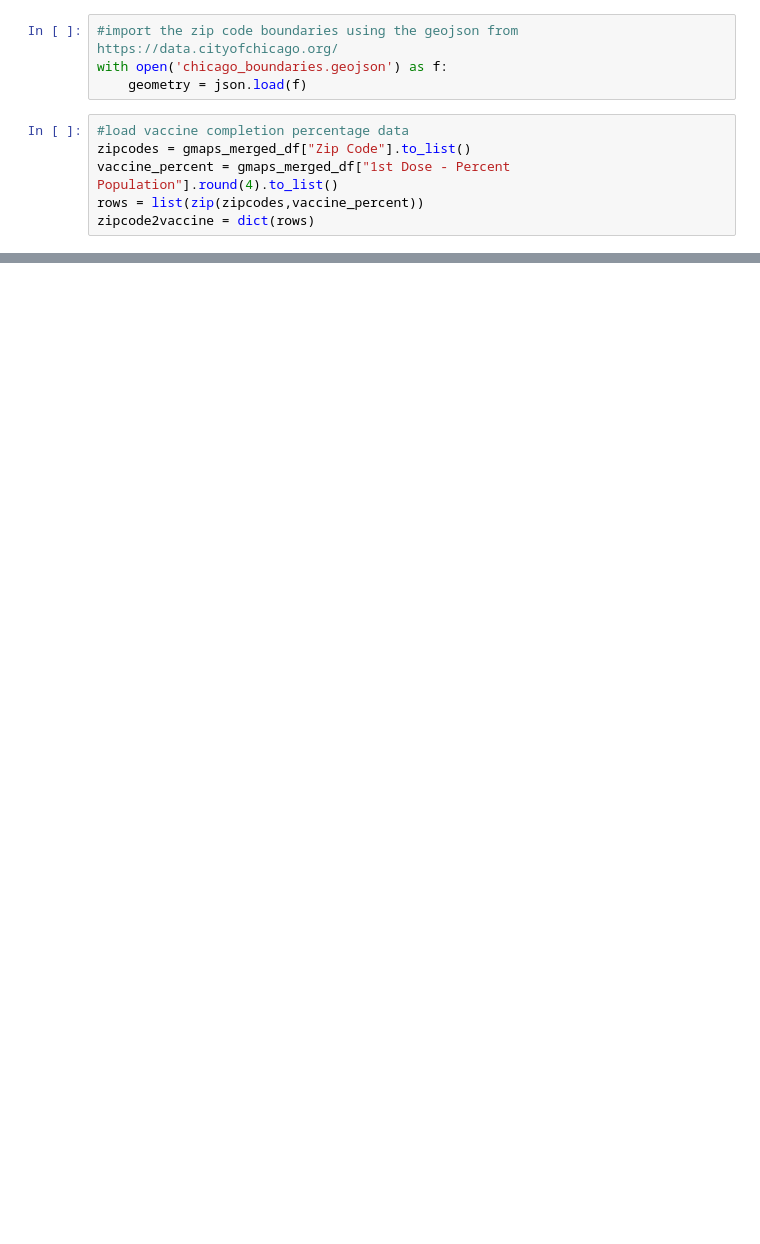
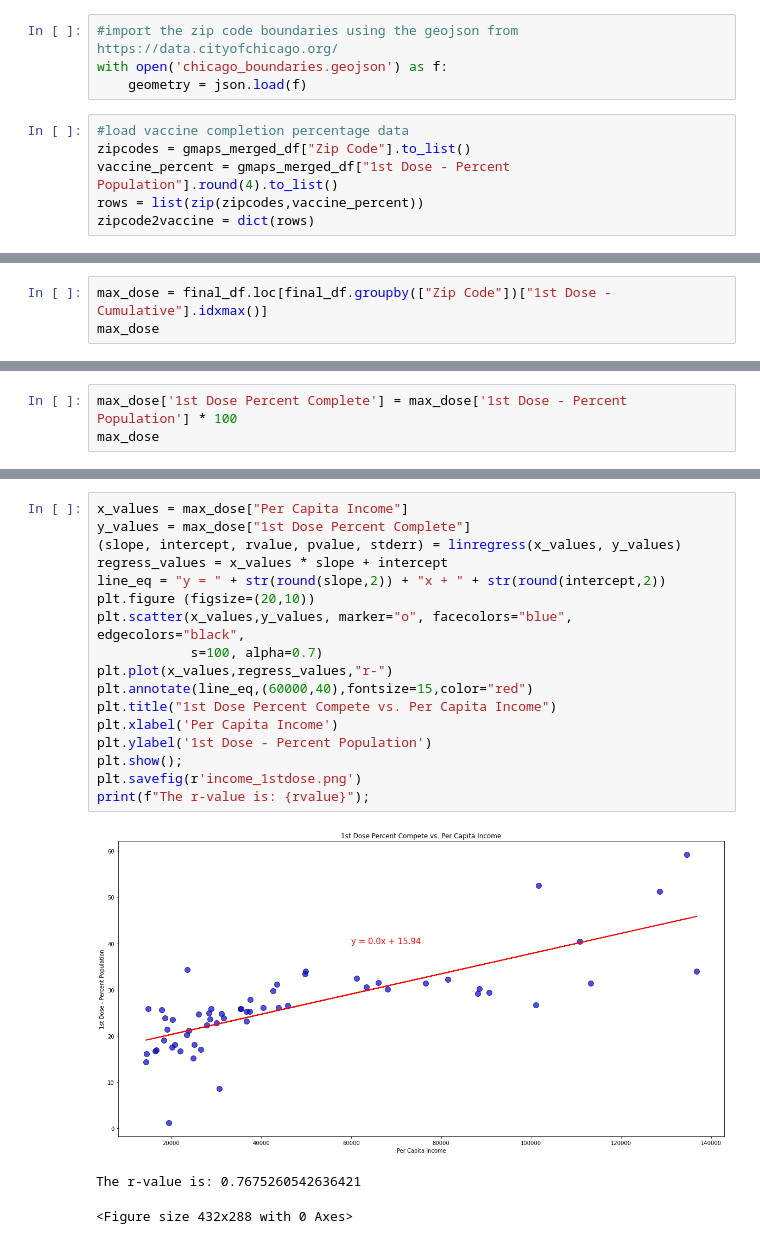
Before and after one commit to abarba1914/project-one, a Jupyter notebook: MASTERDF.ipynb, the cells around one changed output, grey strips where cells are left out. Cells and saved outputs as stored; diff of their text form; blank space fills up the shorter version.

```diff
--- a/MASTERDF.ipynb
+++ b/MASTERDF.ipynb
@@ -338,3 +347,6 @@ fig2.add_layer(income_layer)
 fig2
 # %% [output]
 [interactive output not drawn]
+# %%
+max_dose = final_df.loc[final_df.groupby(["Zip Code"])["1st Dose - Cumulative"].idxmax()]
+max_dose
@@ -340,0 +371,3 @@ fig2
+# %%
+max_dose['1st Dose Percent Complete'] = max_dose['1st Dose - Percent Population'] * 100
+max_dose
@@ -340,0 +392,21 @@ fig2
+# %%
+x_values = max_dose["Per Capita Income"]
+y_values = max_dose["1st Dose Percent Complete"]
+(slope, intercept, rvalue, pvalue, stderr) = linregress(x_values, y_values)
+regress_values = x_values * slope + intercept
+line_eq = "y = " + str(round(slope,2)) + "x + " + str(round(intercept,2))
+plt.figure (figsize=(20,10))
+plt.scatter(x_values,y_values, marker="o", facecolors="blue", edgecolors="black",
+            s=100, alpha=0.7)
+plt.plot(x_values,regress_values,"r-")
+plt.annotate(line_eq,(60000,40),fontsize=15,color="red")
+plt.title("1st Dose Percent Compete vs. Per Capita Income")
+plt.xlabel('Per Capita Income')
+plt.ylabel('1st Dose - Percent Population')
+plt.show();
+plt.savefig(r'income_1stdose.png')
+print(f"The r-value is: {rvalue}");
+# %% [output]
+[figure, added]
+The r-value is: 0.7675260542636421
+<Figure size 432x288 with 0 Axes>
```
Also changed, not shown: parts of 16 cells of this notebook, 6 other files.
